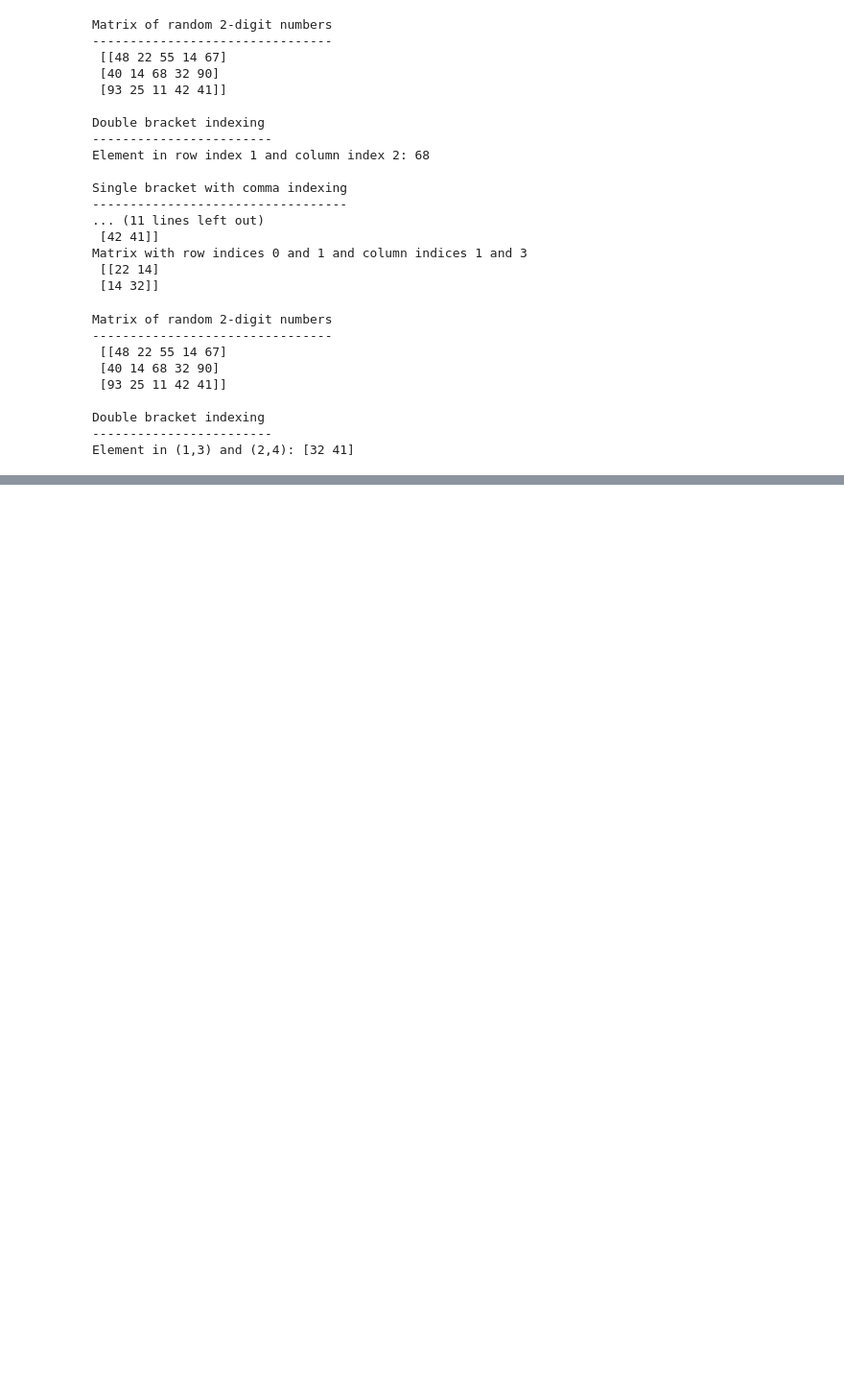
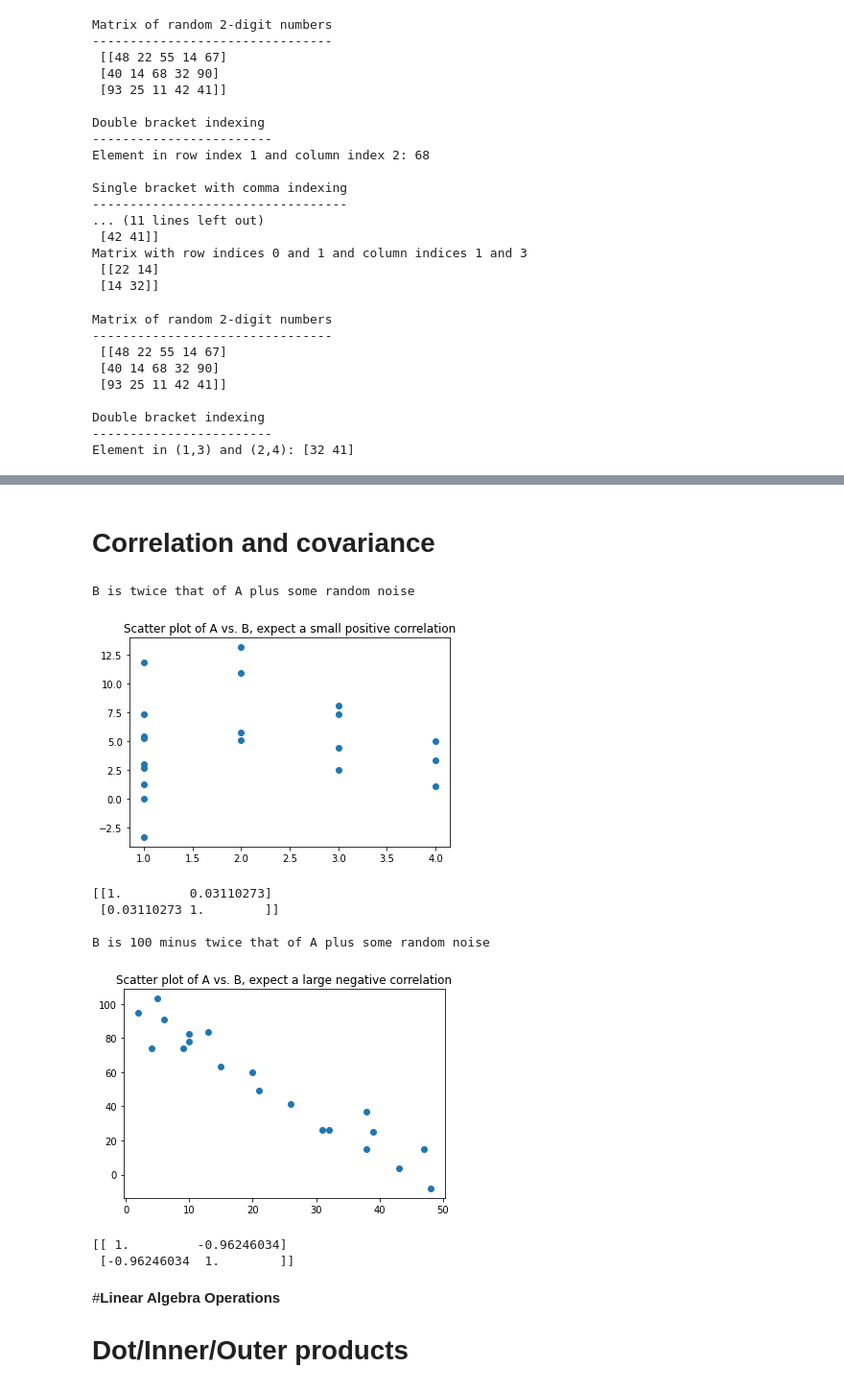
Before and after one commit to gundaminpde/2023-spring, a Jupyter notebook: 01_2_NumPy_python_tutorial.ipynb, the cells around one changed output, grey strips where cells are left out. Shown at 96% size. Saved outputs shown, nothing was run; the diff lists cells and outputs as text; code cells hidden in the pictures; blank space fills up the shorter version.

```diff
--- a/01_2_NumPy_python_tutorial.ipynb
+++ b/01_2_NumPy_python_tutorial.ipynb
@@ -369,0 +549,34 @@ Element in (1,3) and (2,4): [32 41]
+# %% [markdown]
+# Correlation and covariance
+# %%
+
+A = ri(1,5,20) # 20 random integeres from a small range (1-10)
+B = 2*A+5*np.random.randn(20) # B is twice that of A plus some random noise
+print("\nB is twice that of A plus some random noise")
+plt.scatter(A,B) # Scatter plot of B
+plt.title("Scatter plot of A vs. B, expect a small positive correlation")
+plt.show()
+print(np.corrcoef(A,B)) # Correleation coefficient matrix between A and B
+
+A = ri(1,50,20) # 20 random integeres from a larger range (1-50)
+B = 100-2*A+10*np.random.randn(20) # B is 100 minus twice that of A plus some random noise
+print("\nB is 100 minus twice that of A plus some random noise")
+plt.scatter(A,B) # Scatter plot of B
+plt.title("Scatter plot of A vs. B, expect a large negative correlation")
+plt.show()
+print("")
+print(np.corrcoef(A,B)) # Correleation coefficient matrix between A and B
+# %% [output]
+B is twice that of A plus some random noise
+[figure, added]
+[[1.         0.03110273]
+ [0.03110273 1.        ]]
+
+B is 100 minus twice that of A plus some random noise
+[figure, added]
+[[ 1.         -0.96246034]
+ [-0.96246034  1.        ]]
+# %% [markdown]
+#**Linear Algebra Operations**
+
+# Dot/Inner/Outer products
```
Also changed, not shown: parts of 28 cells of this notebook.
